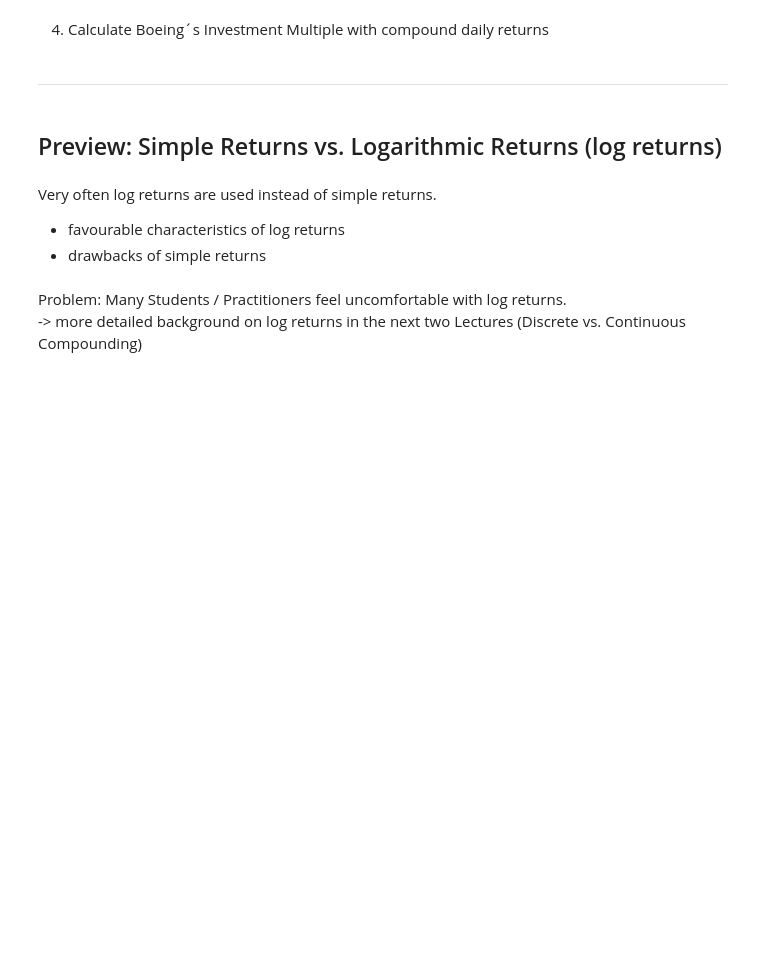
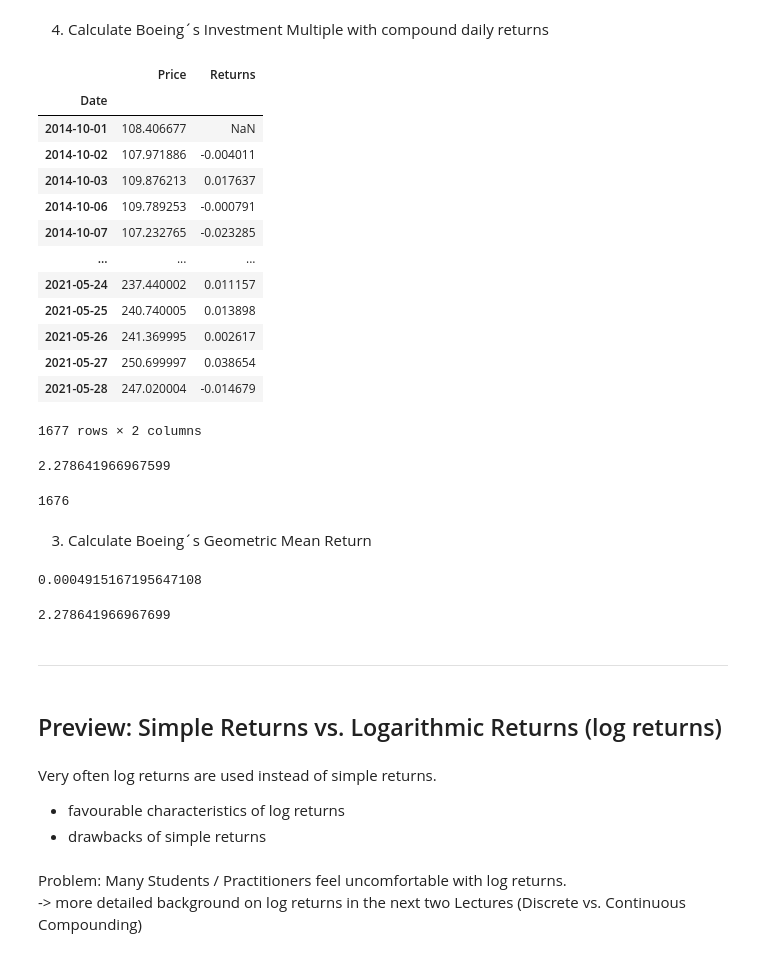
Before and after one commit to L-Gre/TradeFX-AI, a Jupyter notebook: pt2_pandas_oop_financial_analytics/NB_02_Financial_Data_Analysis.ipynb, the cells around one changed output. Saved outputs shown, nothing was run; the diff lists cells and outputs as text; code cells hidden in the pictures; blank space fills up the shorter version.

```diff
--- a/pt2_pandas_oop_financial_analytics/NB_02_Financial_Data_Analysis.ipynb
+++ b/pt2_pandas_oop_financial_analytics/NB_02_Financial_Data_Analysis.ipynb
@@ -1176,5 +1174,44 @@ print(ba_cagr)
 # %% [markdown]
 4. Calculate Boeing´s Investment Multiple with compound daily returns
+# %%
+ba['Returns'] = ba.Price.pct_change(periods=1)
+ba
+# %% [output]
+|  | Price | Returns |
+| Date |  |  |
+| 2014-10-01 | 108.406677 | NaN |
+| 2014-10-02 | 107.971886 | -0.004011 |
+| 2014-10-03 | 109.876213 | 0.017637 |
+| 2014-10-06 | 109.789253 | -0.000791 |
+| 2014-10-07 | 107.232765 | -0.023285 |
+| ... | ... | ... |
+| 2021-05-24 | 237.440002 | 0.011157 |
+| 2021-05-25 | 240.740005 | 0.013898 |
+| 2021-05-26 | 241.369995 | 0.002617 |
+| 2021-05-27 | 250.699997 | 0.038654 |
+| 2021-05-28 | 247.020004 | -0.014679 |
+1677 rows × 2 columns
+# %%
+multiple = (1 + ba.Returns).prod()
+multiple
+# %% [output]
+2.278641966967599
+# %%
+n = ba.Returns.count()
+n
+# %% [output]
+1676
+# %% [markdown]
+3. Calculate Boeing´s Geometric Mean Return
+# %%
+geo_mean = multiple ** (1/n) - 1
+geo_mean
+# %% [output]
+0.0004915167195647108
+# %%
+(1 + geo_mean) ** n
+# %% [output]
+2.278641966967699
 # %% [markdown]
 ----------------------------------
 # %% [markdown]
```
Also changed, not shown: parts of 43 cells of this notebook.
